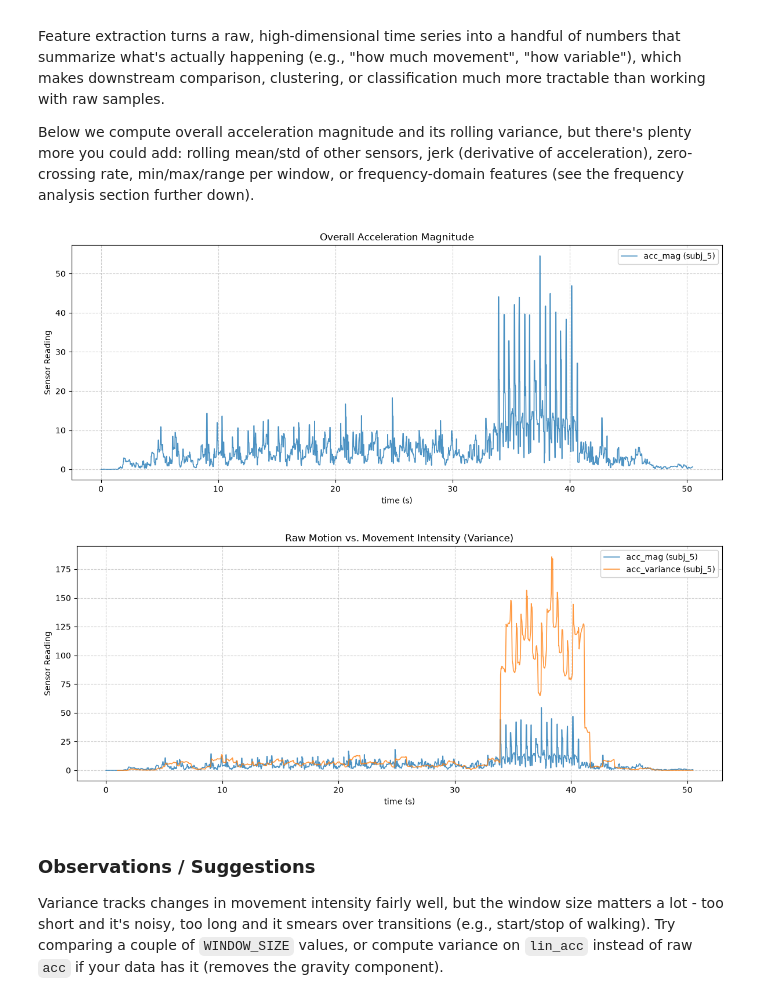
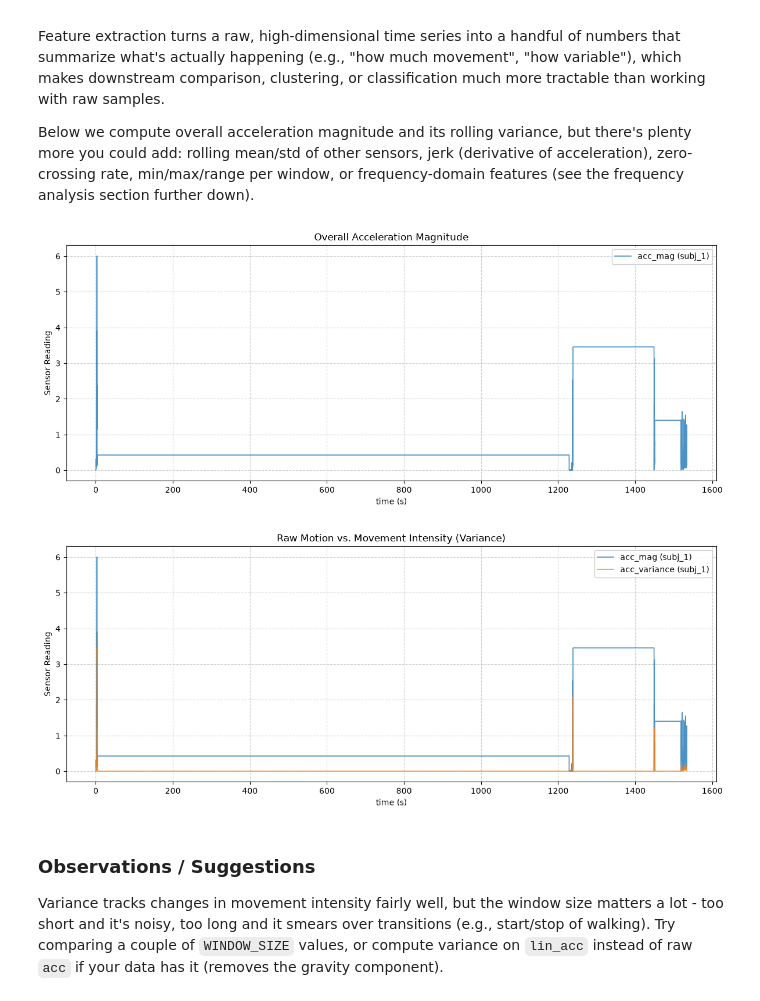
Before and after one commit to maltekrambeer/sensors_and_signals, a Jupyter notebook: offline_analysis.ipynb, the cells around one changed output. Cells and saved outputs as stored; diff of their text form; code cells hidden in the pictures.

Commit message:
included absolute time reading for PT and prevented gain (sound) dropping

```diff
--- a/offline_analysis.ipynb
+++ b/offline_analysis.ipynb
@@ -40,6 +41,7 @@ file_paths = glob.glob(str(data_dir / "*"))
 # all csv files are physics toolbox (PT), all zip files are phyphox (PH)
 pt_files = [path for path in file_paths if path.endswith(".csv")]
 ph_files = [path for path in file_paths if path.endswith(".zip")]
+pt_files = ['C:\\Users\\malte\\Documents\\iiccsss\\hacks\\sensors_and_signals\\data\\pt_2026-08-2014.53.05.csv']
 
 # simply use the data type with most files available (change manually if needed)
 if len(pt_files) >= len(ph_files):
@@ -53,5 +55,5 @@ else:
 
 
 ### Manual Override
-# DATA_TYPE = "PH"  # or "PT" for physics toolbox
+DATA_TYPE = "PT" # "PH"  # or "PT" for physics toolbox
 # %% [output]
@@ -85,15 +87,15 @@ def concatenate_pt_data(filepaths):
             if df[col].dtype == 'object' and col != 'time':
                 df[col] = df[col].astype(str).str.replace(',', '.')
 
-        # convert "HH:MM:SS:ms" to pandas compatible format ("HH:MM:SS.ms")
+        # Convert clock time to an absolute timestamp using the date in the filename.
         if df['time'].astype(str).str.contains(':').any():
             clean_time = df['time'].astype(str).str.replace(r':(\d{3})$', r'.\1', regex=True)
             time_dt = pd.to_datetime(clean_time, errors='coerce', format='%H:%M:%S.%f')
-            # convert to relative elapsed secons
-            df['time'] = (time_dt - time_dt.iloc[0]).dt.total_seconds()
+            df['time'] = (time_dt - pd.Timestamp("1900-01-01 00:00:00")).dt.total_seconds()  # Adjusted to a fixed origin for consistency
         else:
             df['time'] = df['time'].astype(str).str.replace(',', '.')
             df['time'] = pd.to_numeric(df['time'], errors='coerce')
+            df['timestamp'] = TIME_ORIGIN + pd.to_timedelta(df['time'], unit='s')
 
         df['file_id'] = f"subj_{id + 1}"
         all_data.append(df)
@@ -268,6 +270,13 @@ if DOWNSAMPLING:
     df_time = df_time.set_index('time_dt')
 
     interval = pd.Timedelta(seconds=1.0 / TARGET_FS)
+
+    # Replace numeric and string infinity values before selecting numeric columns.
+    if 'gain' in df_time.columns:
+        df_time['gain'] = pd.to_numeric(
+            df_time['gain'].replace({'-∞': np.nan, '∞': np.nan}),
+            errors='coerce'
+        )
 
     # Define a helper function to resample each file individually
     def resample_file(group):
@@ -375,22 +384,22 @@ Below we compute overall acceleration magnitude and its rolling variance, but th
 # %%
 # we can do a bit of feature extraction and compute total 3D magnitude movement (e.g., acc or gyr)
 
 # using euclidean norm (sqrt(x^2 + y^2 + z^2)) for acceleration; can be useful for activity recognition or movement analysis
 df['acc_mag'] = np.sqrt(df['acc_x']**2 + df['acc_y']**2 + df['acc_z']**2)
 
 # file 5 data contains walking and running movement over 50s (i'm lazy, ok)
-plot_sensor_cols(df, columns=['acc_mag'], title="Overall Acceleration Magnitude", files=['subj_5'])
+plot_sensor_cols(df, columns=['acc_mag'], title="Overall Acceleration Magnitude", files=['subj_1'])
 # %% [output]
-[figure, old version]
+[figure, new version]
 # %%
 # similarly, we can compute variance over a rolling window to quantify movement intensity
 WINDOW_SIZE = TARGET_FS
 
 df['acc_variance'] = df.groupby('file_id')['acc_mag'].rolling(window=WINDOW_SIZE).var().reset_index(drop=True)
 
-plot_sensor_cols(df, columns=['acc_mag', 'acc_variance'], title="Raw Motion vs. Movement Intensity (Variance)", files=['subj_5'])
+plot_sensor_cols(df, columns=['acc_mag', 'acc_variance'], title="Raw Motion vs. Movement Intensity (Variance)", files=['subj_1'])
 # %% [output]
-[figure, old version]
+[figure, new version]
 # %% [markdown]
 ### Observations / Suggestions
 
```
Also changed, not shown: parts of 10 cells of this notebook, 1 other file.
